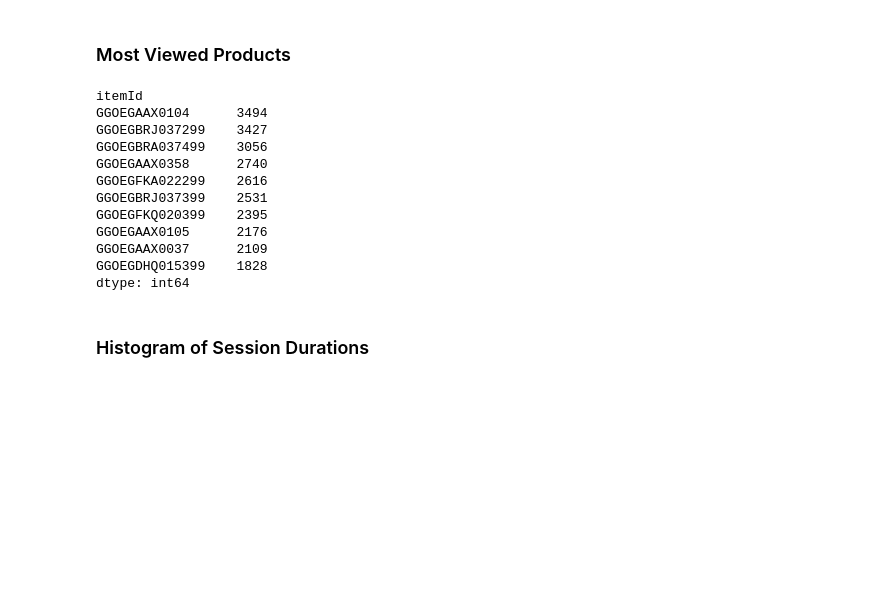
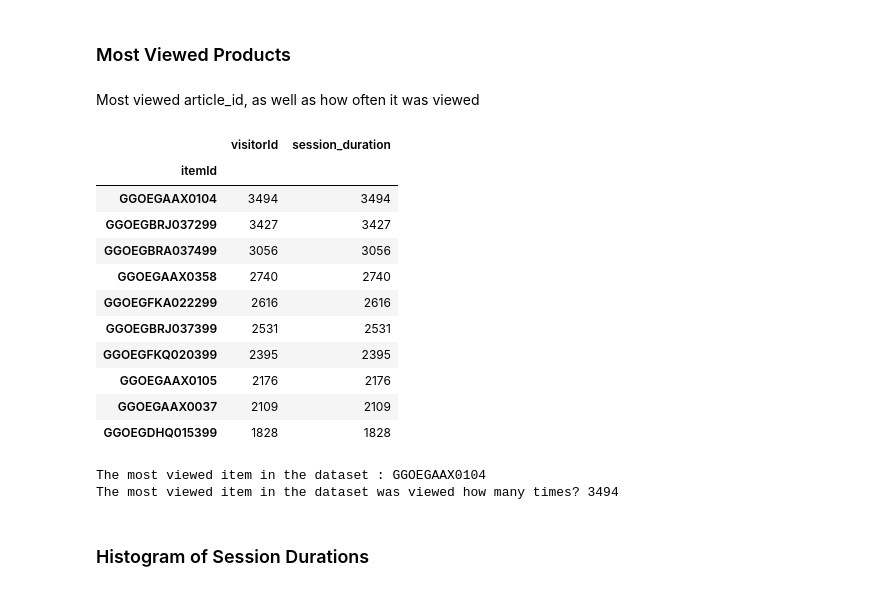
Before and after one commit to Navjotbians/recommendation-system, a Jupyter notebook: notebooks/eda.ipynb, the cells around one changed output. Drawn from its saved outputs; the diff is of its cells as text; code cells hidden in the pictures; blank space fills up the shorter version.

```diff
--- a/notebooks/eda.ipynb
+++ b/notebooks/eda.ipynb
@@ -156,23 +140,34 @@ max        2.562002e+06
 Number of product details viewed by the users but at the end of the session = 14494
 # %% [markdown]
 ### Most Viewed Products
-# %%
-d  = pd.DataFrame(df, columns= ['visitorId', 'itemId'])
-prod_count = d.pivot_table(index=['itemId'], aggfunc='size')
-prod_count.sort_values(ascending= False).head(10)
-# %% [output]
-itemId
-GGOEGAAX0104      3494
-GGOEGBRJ037299    3427
-GGOEGBRA037499    3056
-GGOEGAAX0358      2740
-GGOEGFKA022299    2616
-GGOEGBRJ037399    2531
-GGOEGFKQ020399    2395
-GGOEGAAX0105      2176
-GGOEGAAX0037      2109
-GGOEGDHQ015399    1828
-dtype: int64
+# %% [markdown]
+Most viewed article_id, as well as how often it was viewed
+# %%
+most_viewed_itemsId = df.groupby('itemId').count()
+most_viewed_itemsId.sort_values('visitorId', ascending=False).head(10)
+most_viewed_itemId_sorted = most_viewed_itemsId.sort_values('visitorId',ascending=False)
+most_viewed_itemId_sorted.head(10)
+# %% [output]
+|  | visitorId | session_duration |
+| itemId |  |  |
+| GGOEGAAX0104 | 3494 | 3494 |
+| GGOEGBRJ037299 | 3427 | 3427 |
+| GGOEGBRA037499 | 3056 | 3056 |
+| GGOEGAAX0358 | 2740 | 2740 |
+| GGOEGFKA022299 | 2616 | 2616 |
+| GGOEGBRJ037399 | 2531 | 2531 |
+| GGOEGFKQ020399 | 2395 | 2395 |
+| GGOEGAAX0105 | 2176 | 2176 |
+| GGOEGAAX0037 | 2109 | 2109 |
+| GGOEGDHQ015399 | 1828 | 1828 |
+# %%
+most_viewed_article = str(most_viewed_itemsId.index[0])
+print('The most viewed item in the dataset : {}'.format(most_viewed_itemId_sorted.index[0]))
+max_views = most_viewed_itemsId.values[0]
+print('The most viewed item in the dataset was viewed how many times? {}'.format(most_viewed_itemId_sorted['visitorId'][0]))
+# %% [output]
+The most viewed item in the dataset : GGOEGAAX0104
+The most viewed item in the dataset was viewed how many times? 3494
 # %% [markdown]
 ### Histogram of Session Durations
 # %% [markdown]
```
Also changed, not shown: parts of 2 cells of this notebook, 4 other files.
